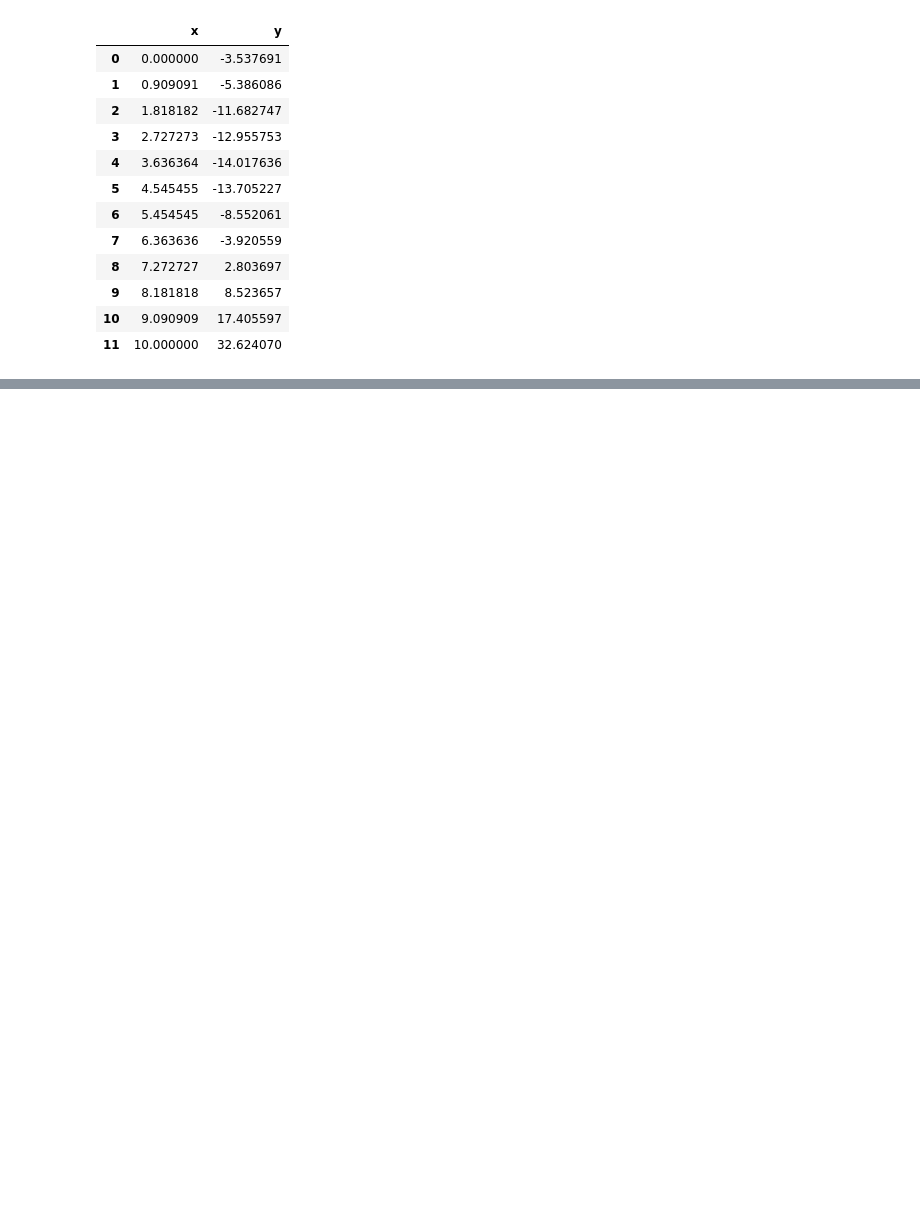
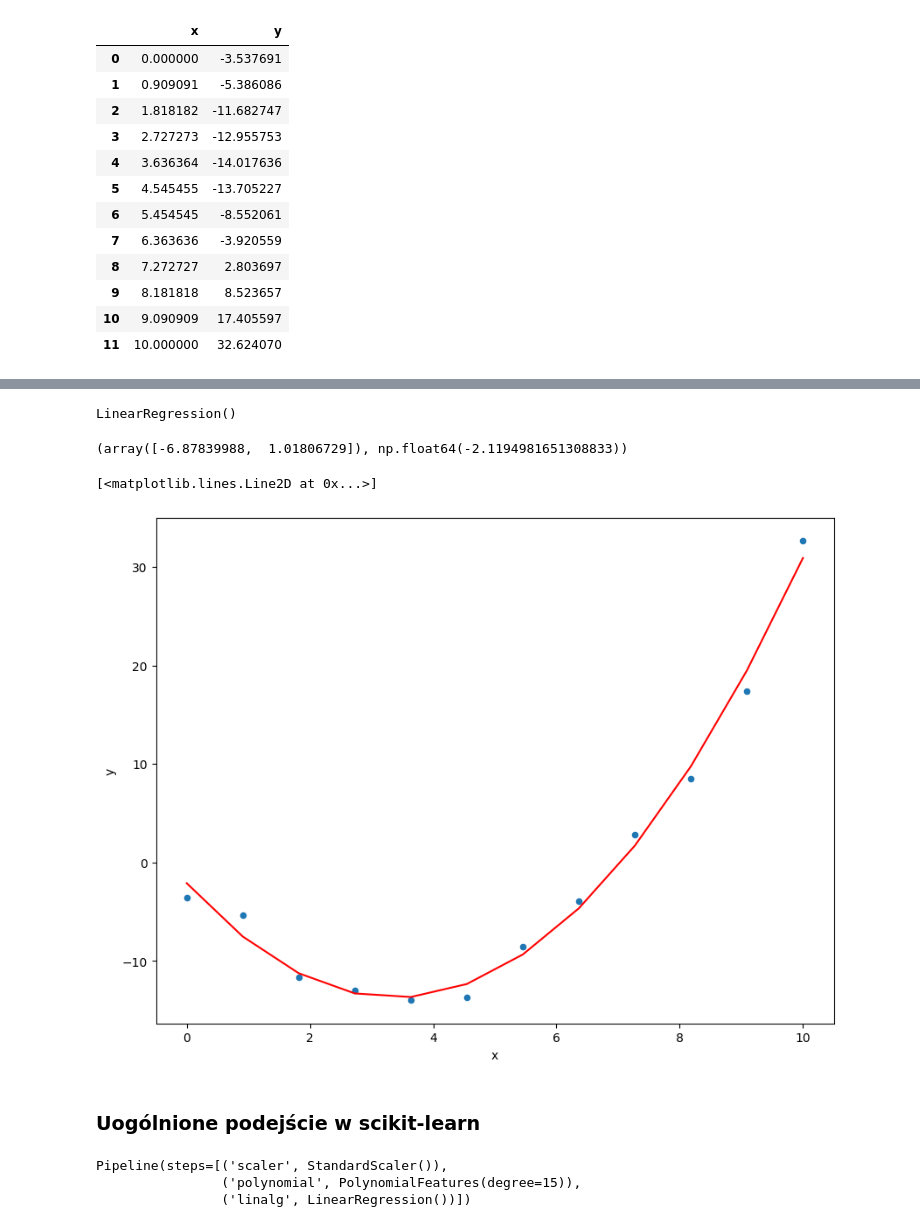
Before and after one commit to AverageGHenjoyer/KursMachineLearningEngineer, a Jupyter notebook: 4_11_polynomial_regression.ipynb, the cells around one changed output, grey strips where cells are left out. Drawn from its saved outputs; the diff is of its cells as text; code cells hidden in the pictures; blank space fills up the shorter version.

```diff
--- a/4_11_polynomial_regression.ipynb
+++ b/4_11_polynomial_regression.ipynb
@@ -29,0 +31,2 @@ ImportError: matplotlib is required for plotting when the default backend "matpl
+# %%
+xy_df["x**2"] = xy_df["x"] ** 2
@@ -29,0 +42,19 @@ ImportError: matplotlib is required for plotting when the default backend "matpl
+# %%
+X = xy_df.drop("y", axis="columns")
+# %%
+lr = LinearRegression()
+lr.fit(X, xy_df["y"])
+# %% [output]
+LinearRegression()
+# %%
+lr.coef_, lr.intercept_
+# %% [output]
+(array([-6.87839988,  1.01806729]), np.float64(-2.1194981651308833))
+# %%
+xy_df.plot.scatter(x="x", y="y", figsize=(10, 7.5))
+plt.plot(X["x"], lr.predict(X), "-r")
+# %% [output]
+[<matplotlib.lines.Line2D at 0x...>]
+[figure, added]
+# %% [markdown]
+### Uogólnione podejście w scikit-learn
@@ -29,0 +66,11 @@ ImportError: matplotlib is required for plotting when the default backend "matpl
+# %%
+pipeline = Pipeline(steps=[
+    ("scaler", StandardScaler()),
+    ("polynomial", PolynomialFeatures(degree=15)),
+    ("linalg", LinearRegression()),
+])
+pipeline.fit(xy_df[["x"]], xy_df["y"])
+# %% [output]
+Pipeline(steps=[('scaler', StandardScaler()),
+                ('polynomial', PolynomialFeatures(degree=15)),
+                ('linalg', LinearRegression())])
```
Also changed, not shown: parts of 17 cells of this notebook.
